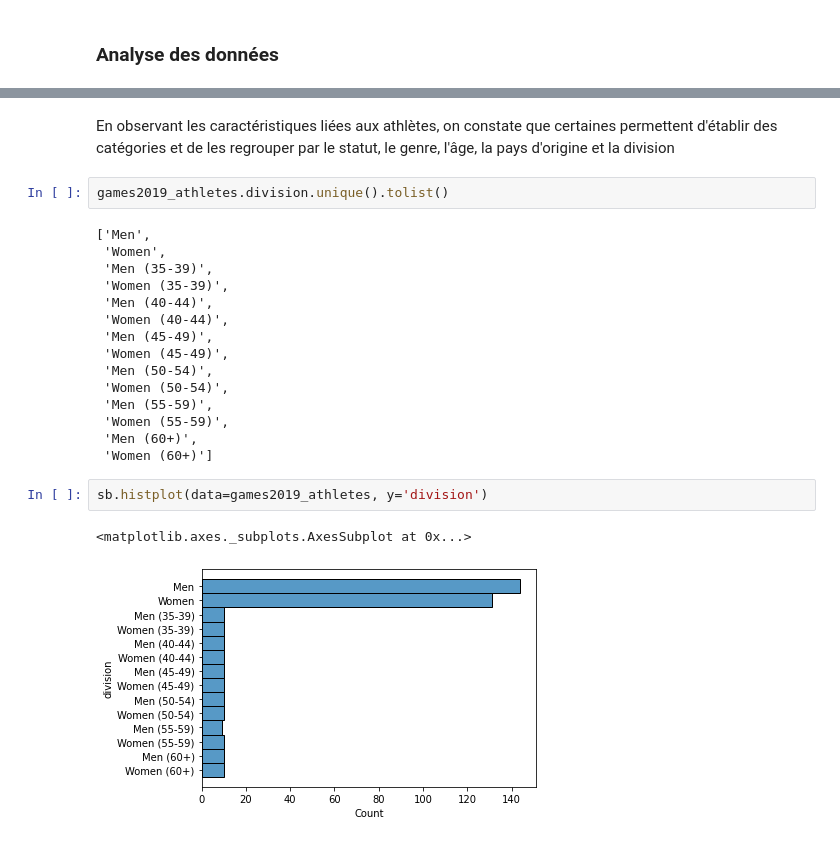
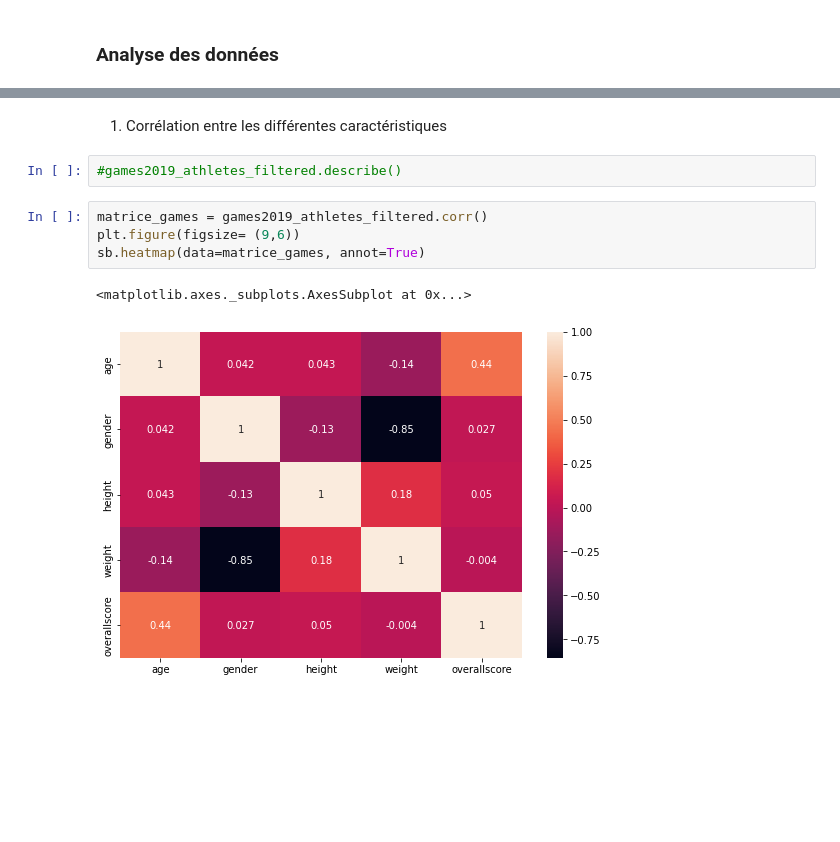
Before and after one commit to Pauline-Mdt/Hitema_python-pour-analyse-donnees, a Jupyter notebook: projet_analyse_donnees.ipynb, the cells around one changed output, grey strips where cells are left out. Drawn from its saved outputs; the diff is of its cells as text; blank space fills up the shorter version.

```diff
--- a/projet_analyse_donnees.ipynb
+++ b/projet_analyse_donnees.ipynb
@@ -65,24 +154,11 @@ memory usage: 55.5+ KB
-# %% [markdown]
-En observant les caractéristiques liées aux athlètes, on constate que certaines permettent d'établir des catégories et de les regrouper par le statut, le genre, l'âge, la pays d'origine et la division
-# %%
-games2019_athletes.division.unique().tolist()
-# %% [output]
-['Men',
- 'Women',
- 'Men (35-39)',
- 'Women (35-39)',
- 'Men (40-44)',
- 'Women (40-44)',
- 'Men (45-49)',
- 'Women (45-49)',
- 'Men (50-54)',
- 'Women (50-54)',
- 'Men (55-59)',
- 'Women (55-59)',
- 'Men (60+)',
- 'Women (60+)']
-# %%
-sb.histplot(data=games2019_athletes, y='division')
-# %% [output]
-<matplotlib.axes._subplots.AxesSubplot at 0x...>
-[figure, removed]
+# %% [markdown]
+1.   Corrélation entre les différentes caractéristiques
+# %%
+#games2019_athletes_filtered.describe()
+# %%
+matrice_games = games2019_athletes_filtered.corr()
+plt.figure(figsize= (9,6))
+sb.heatmap(data=matrice_games, annot=True)
+# %% [output]
+<matplotlib.axes._subplots.AxesSubplot at 0x...>
+[figure, added]
```
Also changed, not shown: parts of 29 cells of this notebook.
